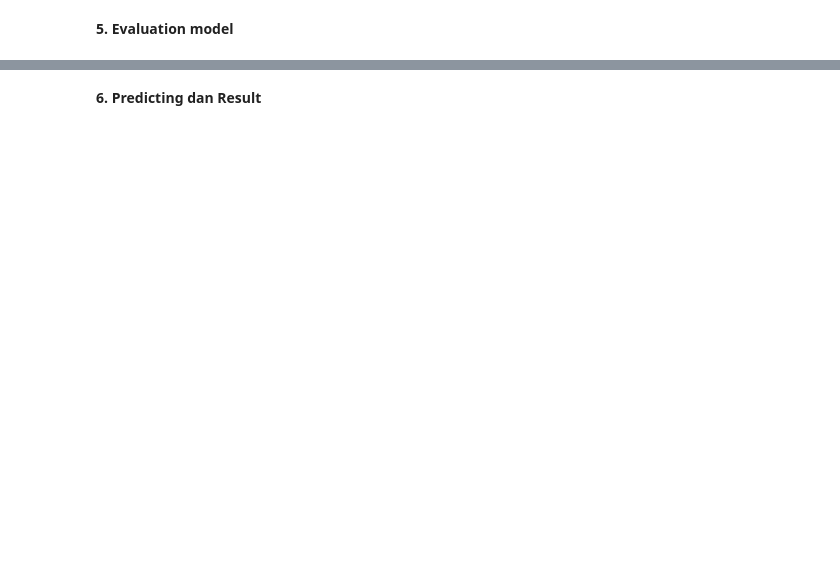
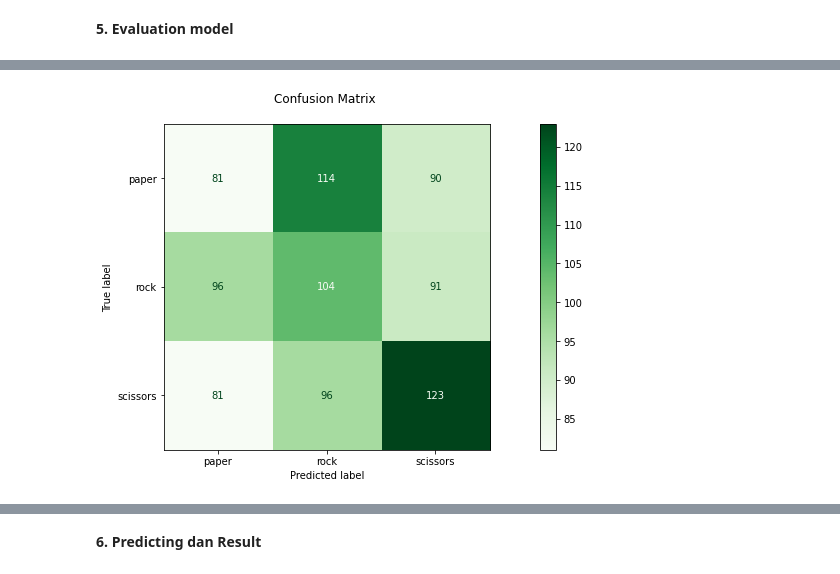
Before and after one commit to RaynoldPanjiZ/RockPaperScissors-imageClassification, a Jupyter notebook: Image_classification_menggunakan_CNN_subm2.ipynb, the cells around one changed output, grey strips where cells are left out. Saved outputs shown, nothing was run; the diff lists cells and outputs as text; code cells hidden in the pictures; blank space fills up the shorter version.

```diff
--- a/Image_classification_menggunakan_CNN_subm2.ipynb
+++ b/Image_classification_menggunakan_CNN_subm2.ipynb
@@ -314,0 +322,21 @@ plt.show()
+# %%
+from sklearn.metrics import ConfusionMatrixDisplay, confusion_matrix, classification_report
+
+tot_val_sample = 876
+batch_size = 20
+
+Y_pred = model.predict(validation_generator, tot_val_sample // batch_size+1)
+y_pred = np.argmax(Y_pred, axis=1)
+
+
+cm = confusion_matrix(validation_generator.classes, y_pred)
+
+labels = list(validation_generator.class_indices)
+disp = ConfusionMatrixDisplay(confusion_matrix=cm, display_labels=labels)
+
+fig, ax = plt.subplots(figsize=(18, 6))
+disp.plot(cmap=plt.cm.Greens, ax=ax)
+plt.title("Confusion Matrix \n")
+plt.show()
+# %% [output]
+[figure, added]
```
Also changed, not shown: parts of 8 cells of this notebook.
